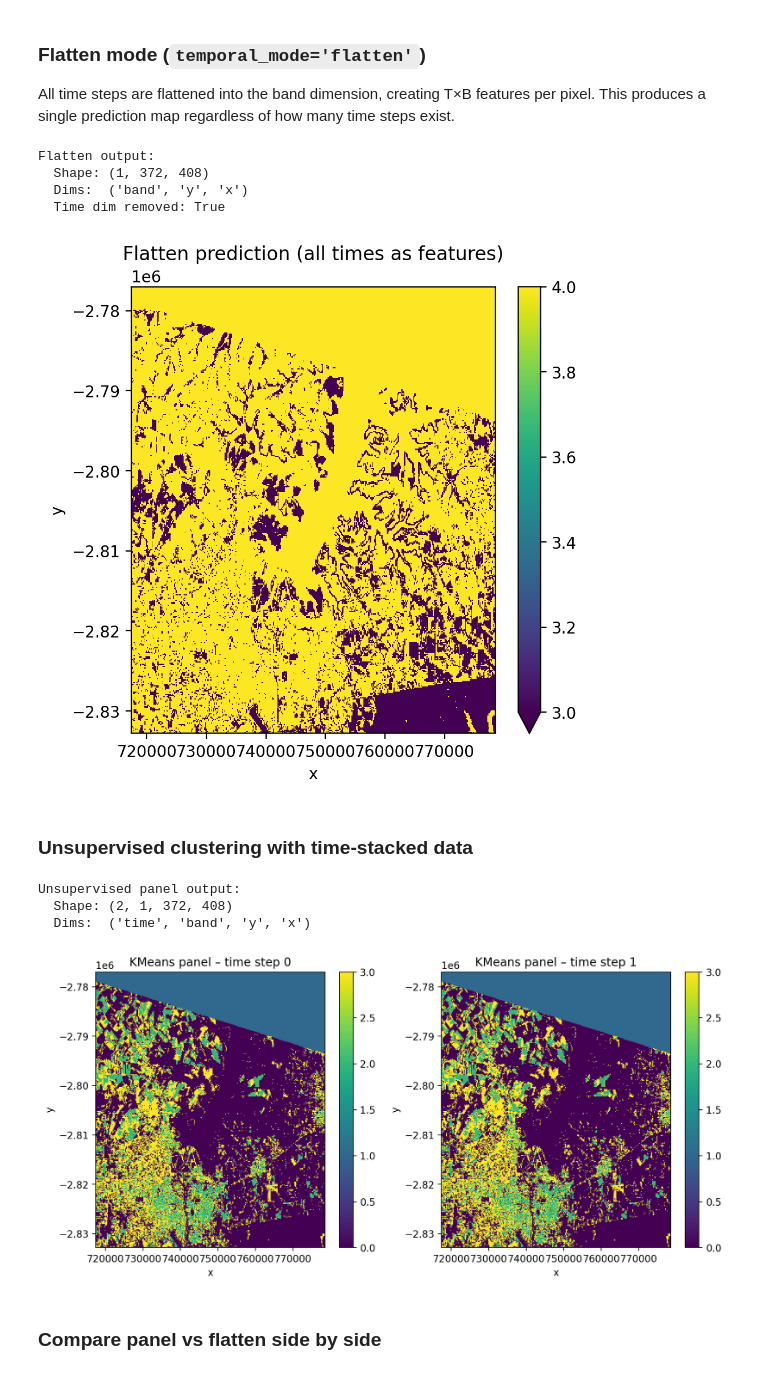
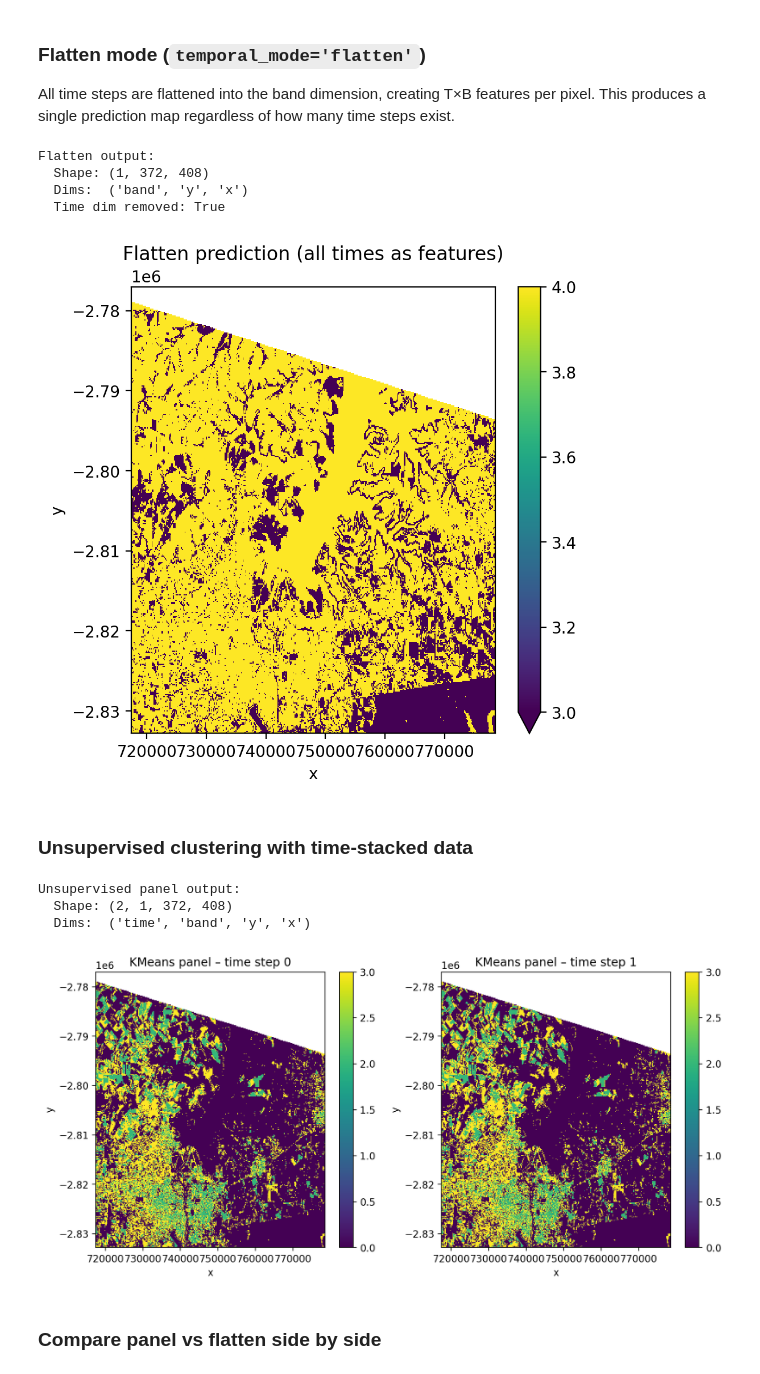
Before and after one commit to jgrss/geowombat, a Jupyter notebook: notebooks/ml_classifiers.ipynb, the cells around one changed output. Drawn from its saved outputs; the diff is of its cells as text; code cells hidden in the pictures.

```diff
--- a/notebooks/ml_classifiers.ipynb
+++ b/notebooks/ml_classifiers.ipynb
@@ -282,14 +282,14 @@ pl_panel = Pipeline(
 with gw.config.update(ref_res=150):
     with gw.open(
         [l8_224078_20200518, l8_224078_20200518],
-        stack_dim='time',
+        stack_dim="time",
+        nodata=0,
     ) as src:
         y_panel = fit_predict(
             src,
             pl_panel,
             labels_point,
             col='lc',
-            mask_nodataval=False,
             temporal_mode='panel',
         )
 
@@ -341,14 +341,14 @@ pl_flatten = Pipeline(
 with gw.config.update(ref_res=150):
     with gw.open(
         [l8_224078_20200518, l8_224078_20200518],
-        stack_dim='time',
+        stack_dim="time",
+        nodata=0,
     ) as src:
         y_flat = fit_predict(
             src,
             pl_flatten,
             labels_point,
             col='lc',
-            mask_nodataval=False,
             temporal_mode='flatten',
         )
 
@@ -367,7 +367,7 @@ Flatten output:
   Shape: (1, 372, 408)
   Dims:  ('band', 'y', 'x')
   Time dim removed: True
-[figure, old version]
+[figure, new version]
 # %% [markdown]
 ### Unsupervised clustering with time-stacked data
 # %%
@@ -376,34 +376,35 @@ cl_time = Pipeline(
         ('scaler', StandardScaler()),
         ('clf', KMeans(n_clusters=4, random_state=0)),
     ]
 )
 
 with gw.config.update(ref_res=150):
     with gw.open(
         [l8_224078_20200518, l8_224078_20200518],
         stack_dim='time',
+        nodata=0,
     ) as src:
         y_cl = fit_predict(
             data=src,
             clf=cl_time,
             temporal_mode='panel',
         )
 
 print('Unsupervised panel output:')
 print(f'  Shape: {y_cl.shape}')
 print(f'  Dims:  {y_cl.dims}')
 
 fig, axes = plt.subplots(1, 2, dpi=200, figsize=(10, 5))
 for i, ax in enumerate(axes):
     y_cl.isel(time=i).plot(robust=True, ax=ax)
     ax.set_title(f'KMeans panel \u2013 time step {i}')
 plt.tight_layout(pad=1)
 plt.show()
 # %% [output]
 Unsupervised panel output:
   Shape: (2, 1, 372, 408)
   Dims:  ('time', 'band', 'y', 'x')
-[figure, old version]
+[figure, new version]
 # %% [markdown]
 ### Compare panel vs flatten side by side
 # %%
```
Also changed, not shown: parts of 7 cells of this notebook, 34 other files.
